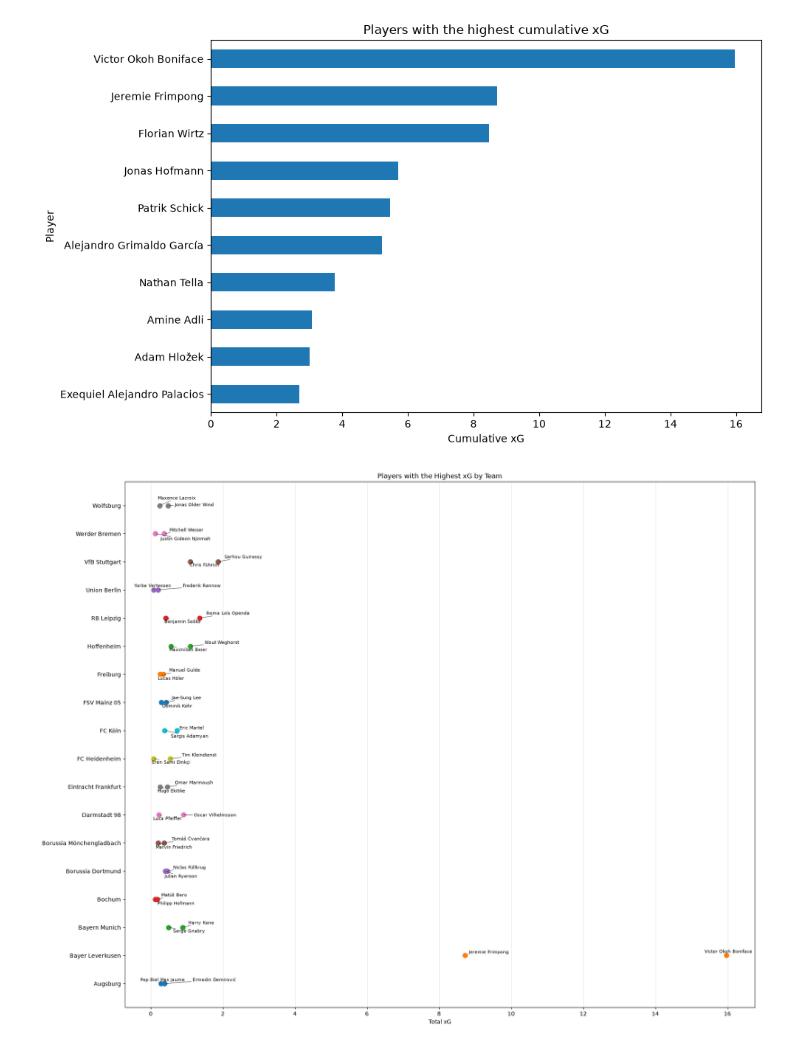
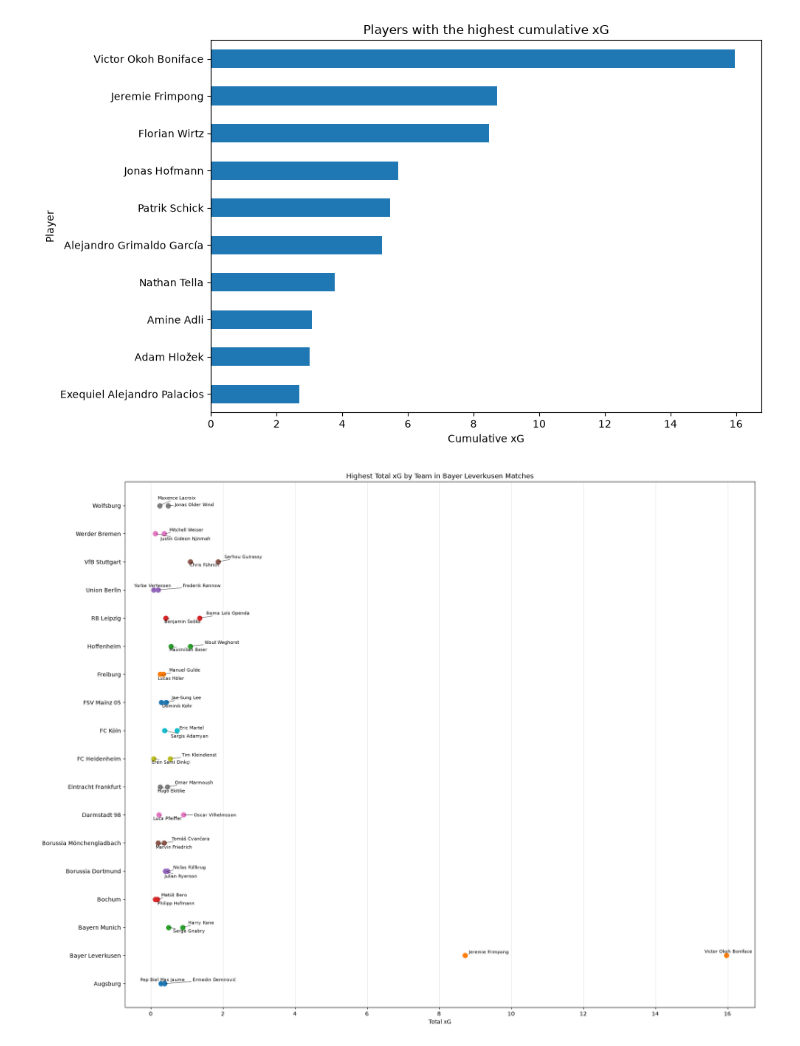
Before and after one commit to matheusmazeto/player-shooting-scout, a Jupyter notebook: notebooks/01_scout_finalizacoes.ipynb, the cells around one changed output. Drawn from its saved outputs; the diff is of its cells as text; code cells hidden in the pictures.

Commit message:
fix: clarify xG chart scope

```diff
--- a/notebooks/01_scout_finalizacoes.ipynb
+++ b/notebooks/01_scout_finalizacoes.ipynb
@@ -380,32 +380,32 @@ for team, group in top_players_by_team.groupby("team"):
                 row["total_xg"],
                 row["team"],
                 row["player"],
                 fontsize=8,
             )
         )
 
 adjust_text(
     texts,
     ax=ax,
     arrowprops={
         "arrowstyle": "-",
         "linewidth": 0.5,
     },
 )
 
-ax.set_title("Players with the Highest xG by Team")
+ax.set_title("Highest Total xG by Team in Bayer Leverkusen Matches")
 ax.set_xlabel("Total xG")
 ax.set_ylabel("")
 ax.grid(axis="x", alpha=0.3)
 
 plt.tight_layout()
 
 plt.savefig(
     "../reports/figures/top_players_total_xg_scatter.png",
     dpi=150,
     bbox_inches="tight",
 )
 
 plt.show()
 # %% [output]
-[figure, old version]
+[figure, new version]
```
Also changed, not shown: 1 other file.
